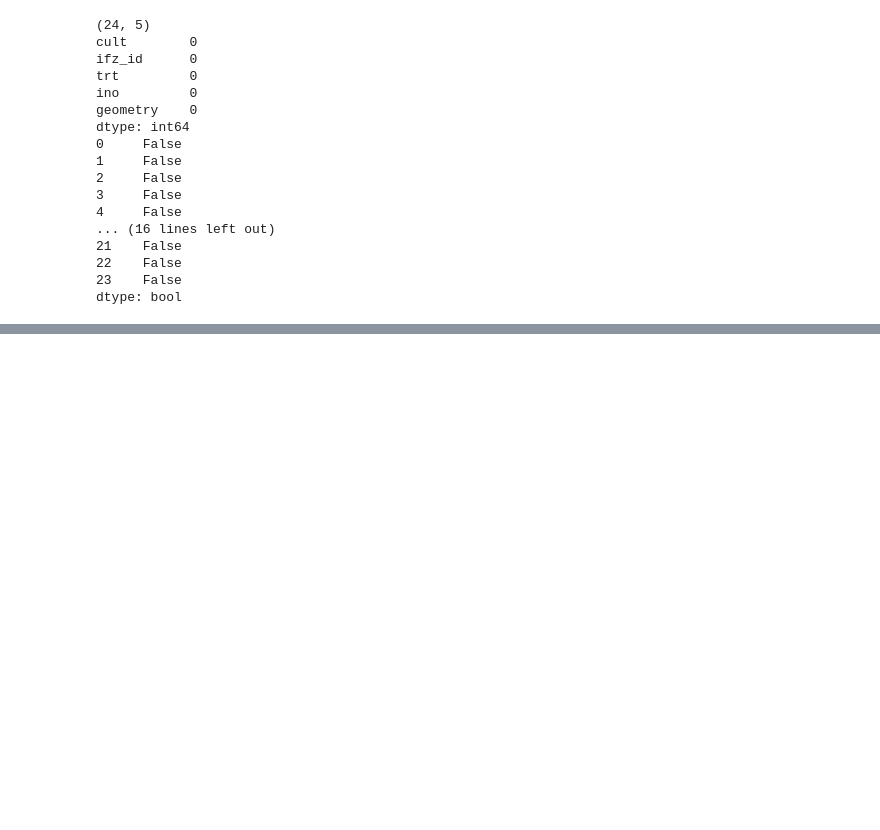
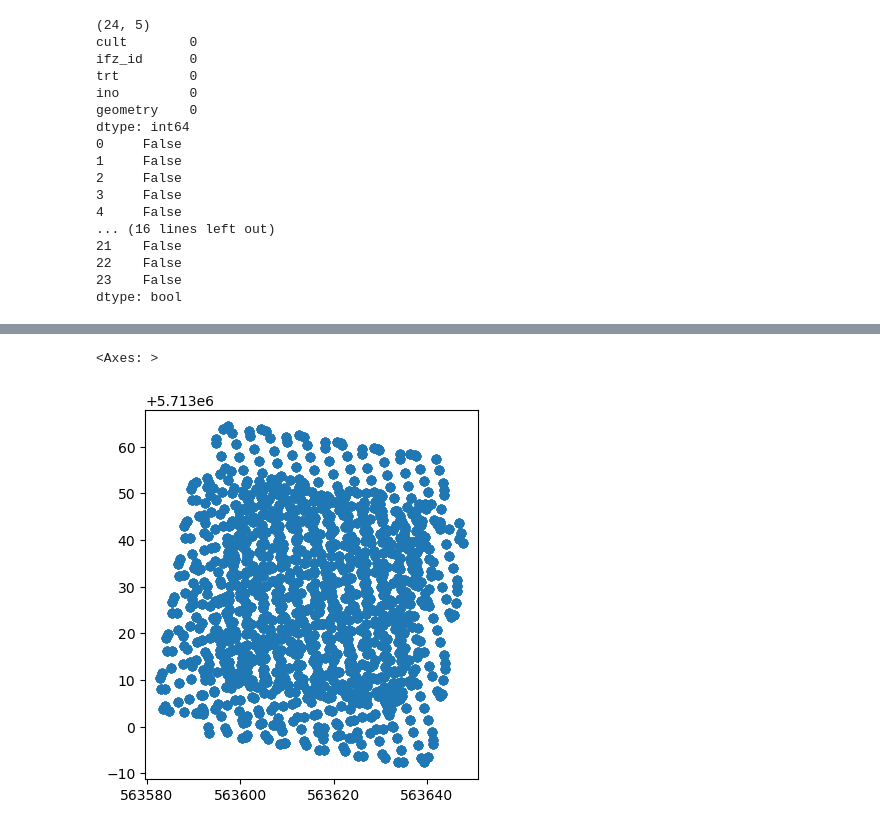
Before and after one commit to mak8427/UAV-2, a Jupyter notebook: Optimisation_Changes/Journal of improvements.ipynb, the cells around one changed output, grey strips where cells are left out. Saved outputs shown, nothing was run; the diff lists cells and outputs as text; code cells hidden in the pictures; blank space fills up the shorter version.

Commit message:
Visualization and manual conversion

```diff
--- a/Optimisation_Changes/Journal of improvements.ipynb
+++ b/Optimisation_Changes/Journal of improvements.ipynb
@@ -798,0 +801,5 @@ camera_gdf
+# %%
+camera_in_projected.plot(aspect=1)
+# %% [output]
+<Axes: >
+[figure, added]
```
Also changed, not shown: parts of 6 cells of this notebook.
